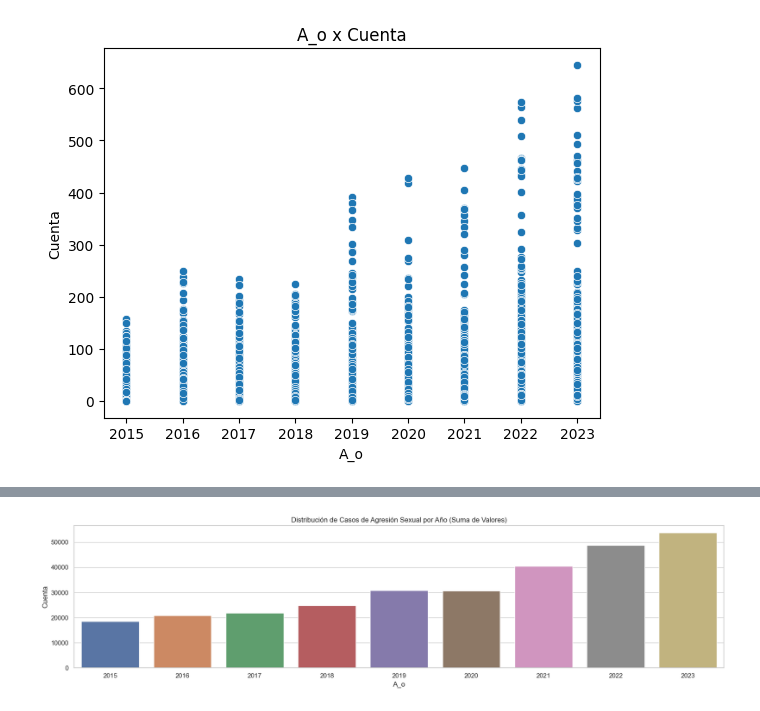
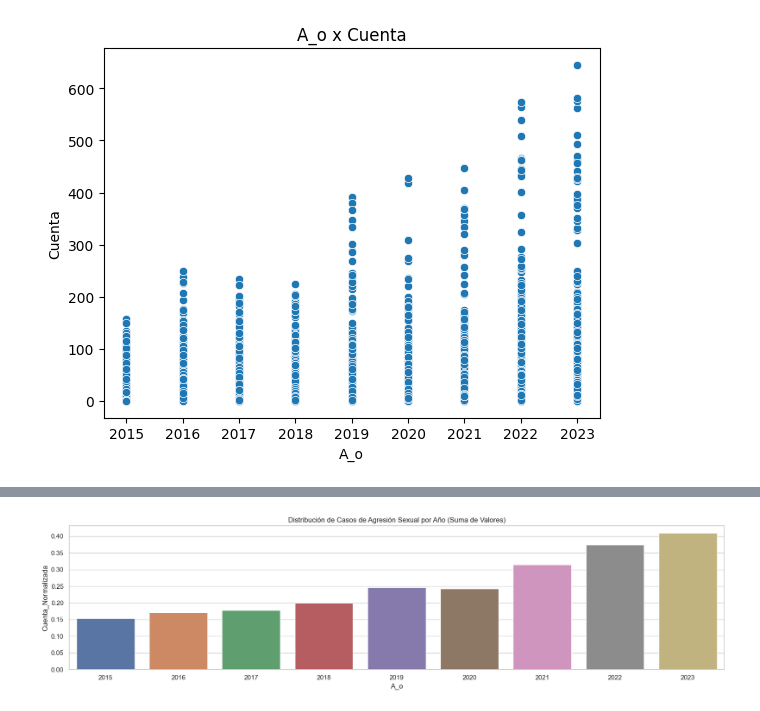
Before and after one commit to BlackEddit/EDA_Cleasings, a Jupyter notebook: EDA_Sex_Agre_New.ipynb, the cells around one changed output, grey strips where cells are left out. Saved outputs shown, nothing was run; the diff lists cells and outputs as text; code cells hidden in the pictures.

Commit message:
Normalization data

```diff
--- a/EDA_Sex_Agre_New.ipynb
+++ b/EDA_Sex_Agre_New.ipynb
@@ -56,28 +87,46 @@ plt.show()
+# %%
+"""
+Poblacion de mexico en esos a;os
+"""
+
+poblacion_por_ao = {
+2015 :  119530753,
+2016 :	121348000,
+2017 :	122720000,
+2018 :	124042000,
+2019 :	125338000,
+2020 :	126014024,
+2021 :	128972000,
+2022 :	130124000,
+2023 :	131230000
+}
+
+# Añadir una nueva columna para los datos normalizados
+df_sex_agresion['Cuenta_Normalizada'] = df_sex_agresion.apply(lambda row: (row['Cuenta'] / poblacion_por_ao[row['A_o']]) * 1000, axis=1)
 # %%
-
 # Configurar el estilo estético de las gráficas con Seaborn
 sns.set_theme(style="whitegrid")
 
 # Inicializar la figura donde se mostrarán las gráficas
 # Establecemos el tamaño de la figura en 20x15
 plt.figure(figsize=(20, 15))
 
 # Crear un subplot para la primera gráfica
 # El primer número '3' indica que habrá 3 filas de gráficos
 # El segundo número '1' indica que habrá 1 columna de gráficos
 # El tercer número '1' indica que este es el primer gráfico
 plt.subplot(3, 1, 1)
 
 # Crear un gráfico de barras para mostrar la distribución por año
 # 'data=df' especifica el DataFrame que estamos usando
 # 'x='A_o'' y 'y='Valor'' especifican las columnas del DataFrame que se usarán para el eje x e y, respectivamente
 # 'estimator=sum' indica que queremos sumar los valores para cada categoría, en lugar de contarlos
 # 'ci=None' elimina el intervalo de confianza que Seaborn muestra por defecto
-sns.barplot(data=df_sex_agresion, x='A_o', y='Cuenta', estimator=sum, errorbar=None)
+sns.barplot(data=df_sex_agresion, x='A_o', y='Cuenta_Normalizada', estimator=sum, errorbar=None)
 
 # Añadir un título a la gráfica
 plt.title('Distribución de Casos de Agresión Sexual por Año (Suma de Valores)')
 
 plt.show()
 # %% [output]
-[figure, old version]
+[figure, new version]
```
Also changed, not shown: parts of 8 cells of this notebook.
